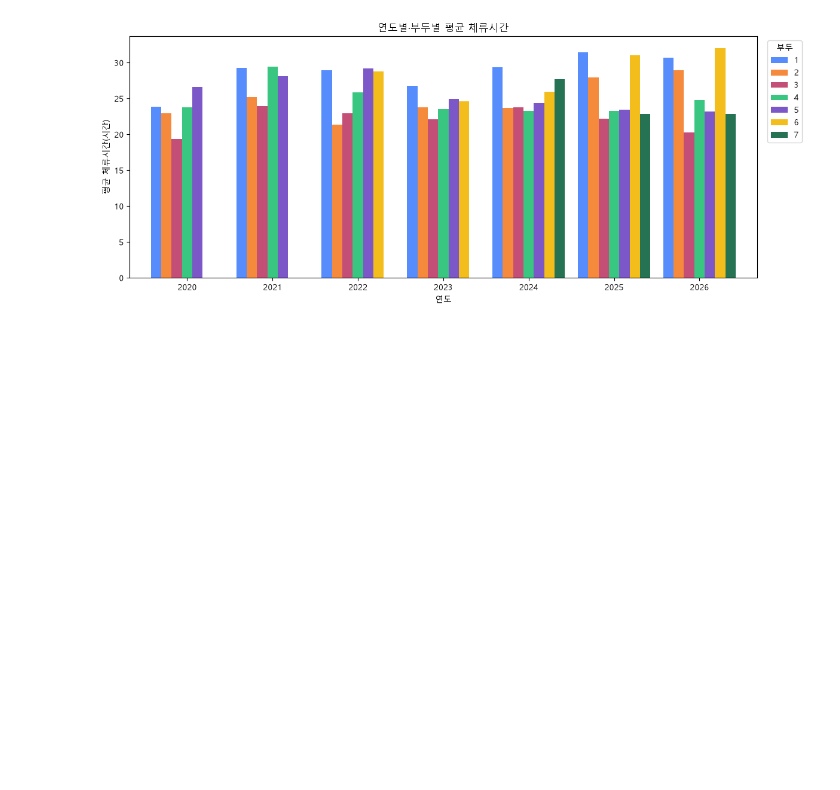
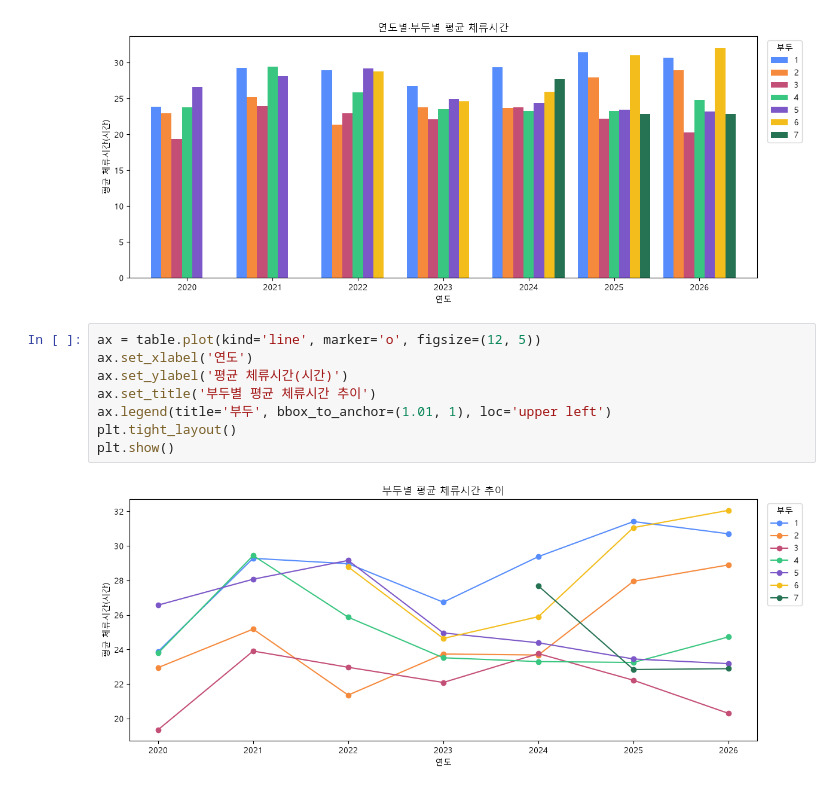
Before and after one commit to BUSAN-IS-SMART/Final_Project, a Jupyter notebook: EDA/EDA-ian1.ipynb, the cells around one changed output. Cells and saved outputs as stored; diff of their text form; blank space fills up the shorter version.

```diff
--- a/EDA/EDA-ian1.ipynb
+++ b/EDA/EDA-ian1.ipynb
@@ -47,3 +47,13 @@ plt.tight_layout()
 plt.show()
 # %% [output]
 [figure]
+# %%
+ax = table.plot(kind='line', marker='o', figsize=(12, 5))
+ax.set_xlabel('연도')
+ax.set_ylabel('평균 체류시간(시간)')
+ax.set_title('부두별 평균 체류시간 추이')
+ax.legend(title='부두', bbox_to_anchor=(1.01, 1), loc='upper left')
+plt.tight_layout()
+plt.show()
+# %% [output]
+[figure, added]
```
